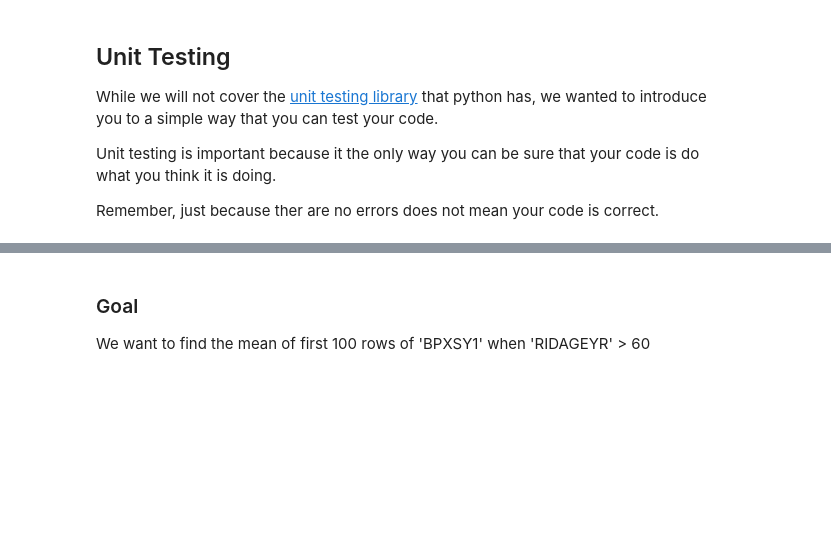
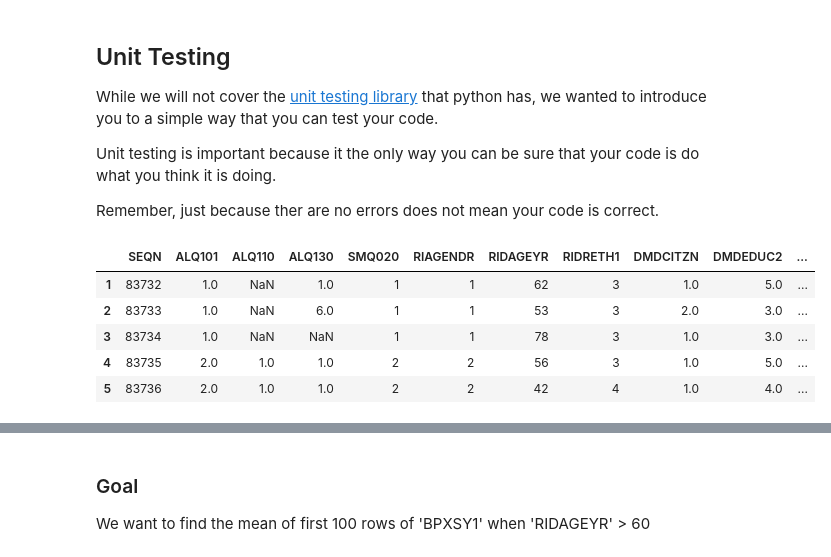
Before and after one commit to tamalmuk21/Stat_with_python, a Jupyter notebook: stat/utf-8''Unit_Testing.ipynb, the cells around one changed output, grey strips where cells are left out. Cells and saved outputs as stored; diff of their text form; code cells hidden in the pictures; blank space fills up the shorter version.

```diff
--- a/stat/utf-8''Unit_Testing.ipynb
+++ b/stat/utf-8''Unit_Testing.ipynb
@@ -14,5 +14,14 @@ pd.set_option('display.max_columns', 100) # Show all columns when looking at dat
 # Download NHANES 2015-2016 data
 df = pd.read_csv("nhanes_2015_2016.csv")
 df.index = range(1,df.shape[0]+1)
+# %%
+df.head()
+# %% [output]
+|  | SEQN | ALQ101 | ALQ110 | ALQ130 | SMQ020 | RIAGENDR | RIDAGEYR | RIDRETH1 | DMDCITZN | DMDEDUC2 | ... |
+| 1 | 83732 | 1.0 | NaN | 1.0 | 1 | 1 | 62 | 3 | 1.0 | 5.0 | ... |
+| 2 | 83733 | 1.0 | NaN | 6.0 | 1 | 1 | 53 | 3 | 2.0 | 3.0 | ... |
+| 3 | 83734 | 1.0 | NaN | NaN | 1 | 1 | 78 | 3 | 1.0 | 3.0 | ... |
+| 4 | 83735 | 2.0 | 1.0 | 1.0 | 2 | 2 | 56 | 3 | 1.0 | 5.0 | ... |
+| 5 | 83736 | 2.0 | 1.0 | 1.0 | 2 | 2 | 42 | 4 | 1.0 | 4.0 | ... |
 # %%
 df.head()
```
Also changed, not shown: parts of 10 cells of this notebook, 2 other files.
